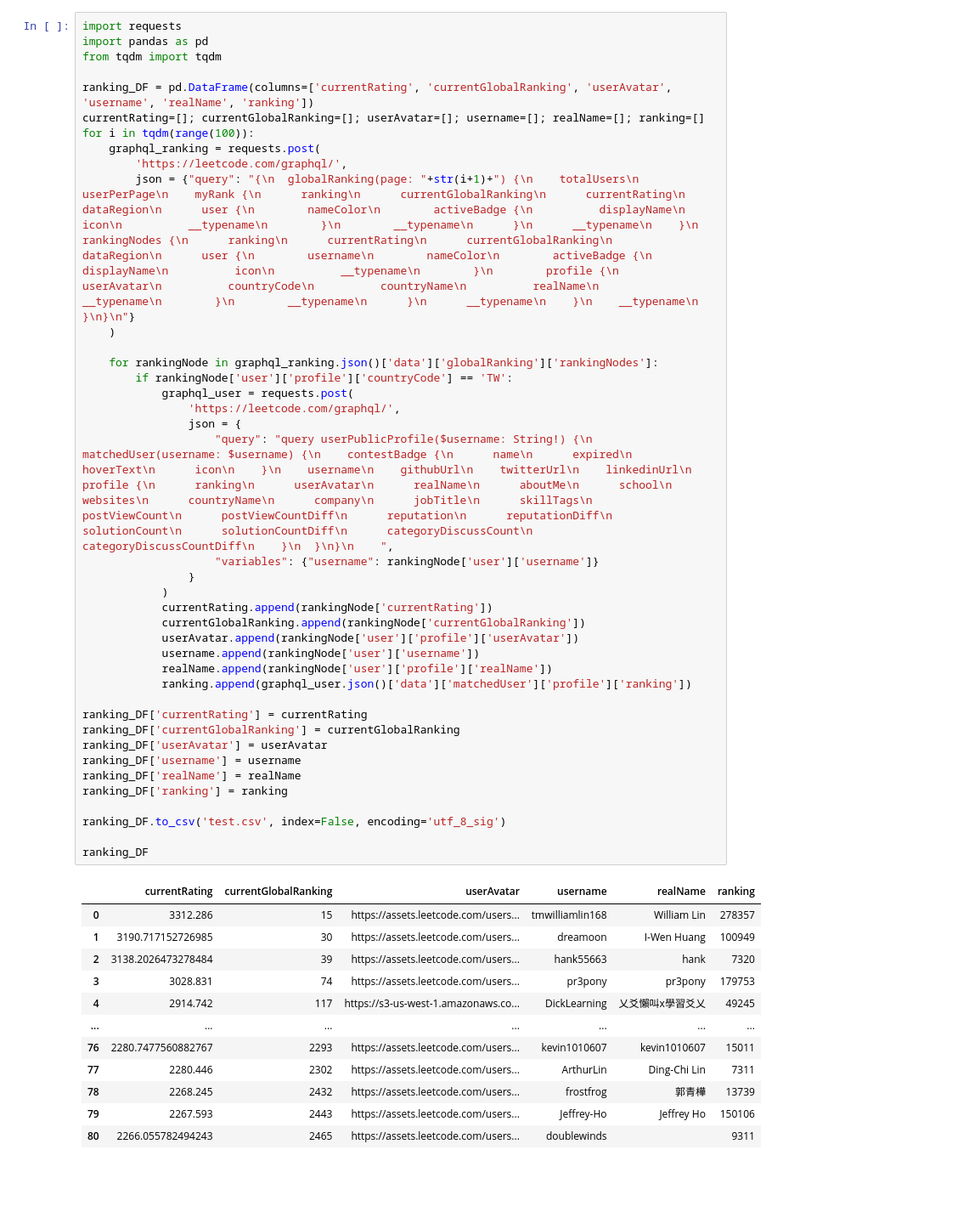
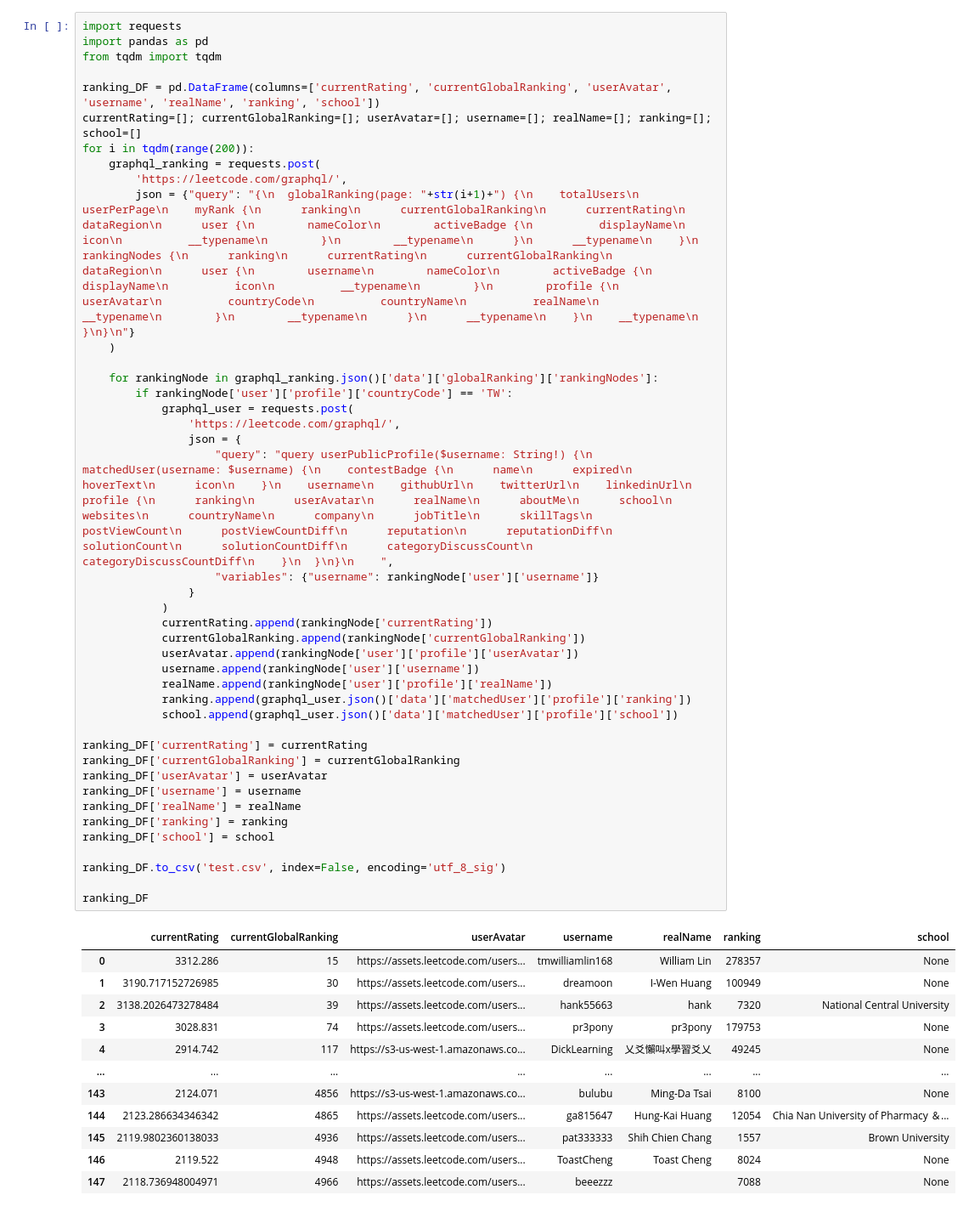
Before and after one commit to chienhsiang-hung/LC-TW-Board, a Jupyter notebook: test.ipynb, the cells around one changed output. Shown: that part at 85% size. Saved outputs shown, nothing was run; the diff lists cells and outputs as text; blank space fills up the shorter version.

```diff
--- a/test.ipynb
+++ b/test.ipynb
@@ -3,50 +3,52 @@ import requests
 import pandas as pd
 from tqdm import tqdm
 
-ranking_DF = pd.DataFrame(columns=['currentRating', 'currentGlobalRanking', 'userAvatar', 'username', 'realName', 'ranking'])
-currentRating=[]; currentGlobalRanking=[]; userAvatar=[]; username=[]; realName=[]; ranking=[]
-for i in tqdm(range(100)):
+ranking_DF = pd.DataFrame(columns=['currentRating', 'currentGlobalRanking', 'userAvatar', 'username', 'realName', 'ranking', 'school'])
+currentRating=[]; currentGlobalRanking=[]; userAvatar=[]; username=[]; realName=[]; ranking=[]; school=[]
+for i in tqdm(range(200)):
     graphql_ranking = requests.post(
         'https://leetcode.com/graphql/',
         json = {"query": "{\n  globalRanking(page: "+str(i+1)+") {\n    totalUsers\n    userPerPage\n    myRank {\n      ranking\n      currentGlobalRanking\n      currentRating\n      dataRegion\n      user {\n        nameColor\n        activeBadge {\n          displayName\n          icon\n          __typename\n        }\n        __typename\n      }\n      __typename\n    }\n    rankingNodes {\n      ranking\n      currentRating\n      currentGlobalRanking\n      dataRegion\n      user {\n        username\n        nameColor\n        activeBadge {\n          displayName\n          icon\n          __typename\n        }\n        profile {\n          userAvatar\n          countryCode\n          countryName\n          realName\n          __typename\n        }\n        __typename\n      }\n      __typename\n    }\n    __typename\n  }\n}\n"}
     )
 
     for rankingNode in graphql_ranking.json()['data']['globalRanking']['rankingNodes']:
         if rankingNode['user']['profile']['countryCode'] == 'TW':
             graphql_user = requests.post(
                 'https://leetcode.com/graphql/',
                 json = {
                     "query": "query userPublicProfile($username: String!) {\n  matchedUser(username: $username) {\n    contestBadge {\n      name\n      expired\n      hoverText\n      icon\n    }\n    username\n    githubUrl\n    twitterUrl\n    linkedinUrl\n    profile {\n      ranking\n      userAvatar\n      realName\n      aboutMe\n      school\n      websites\n      countryName\n      company\n      jobTitle\n      skillTags\n      postViewCount\n      postViewCountDiff\n      reputation\n      reputationDiff\n      solutionCount\n      solutionCountDiff\n      categoryDiscussCount\n      categoryDiscussCountDiff\n    }\n  }\n}\n    ",
                     "variables": {"username": rankingNode['user']['username']}
                 }
             )
             currentRating.append(rankingNode['currentRating'])
             currentGlobalRanking.append(rankingNode['currentGlobalRanking'])
             userAvatar.append(rankingNode['user']['profile']['userAvatar'])
             username.append(rankingNode['user']['username'])
             realName.append(rankingNode['user']['profile']['realName'])
             ranking.append(graphql_user.json()['data']['matchedUser']['profile']['ranking'])
+            school.append(graphql_user.json()['data']['matchedUser']['profile']['school'])
 
 ranking_DF['currentRating'] = currentRating
 ranking_DF['currentGlobalRanking'] = currentGlobalRanking
 ranking_DF['userAvatar'] = userAvatar
 ranking_DF['username'] = username
 ranking_DF['realName'] = realName
 ranking_DF['ranking'] = ranking
+ranking_DF['school'] = school
 
 ranking_DF.to_csv('test.csv', index=False, encoding='utf_8_sig')
 
 ranking_DF
 # %% [output]
-|  | currentRating | currentGlobalRanking | userAvatar | username | realName | ranking |
-| 0 | 3312.286 | 15 | https://assets.leetcode.com/users... | tmwilliamlin168 | William Lin | 278357 |
-| 1 | 3190.717152726985 | 30 | https://assets.leetcode.com/users... | dreamoon | I-Wen Huang | 100949 |
-| 2 | 3138.2026473278484 | 39 | https://assets.leetcode.com/users... | hank55663 | hank | 7320 |
-| 3 | 3028.831 | 74 | https://assets.leetcode.com/users... | pr3pony | pr3pony | 179753 |
-| 4 | 2914.742 | 117 | https://s3-us-west-1.amazonaws.co... | DickLearning | 乂爻懶叫x學習爻乂 | 49245 |
-| ... | ... | ... | ... | ... | ... | ... |
-| 76 | 2280.7477560882767 | 2293 | https://assets.leetcode.com/users... | kevin1010607 | kevin1010607 | 15011 |
-| 77 | 2280.446 | 2302 | https://assets.leetcode.com/users... | ArthurLin | Ding-Chi Lin | 7311 |
-| 78 | 2268.245 | 2432 | https://assets.leetcode.com/users... | frostfrog | 郭青樺 | 13739 |
-| 79 | 2267.593 | 2443 | https://assets.leetcode.com/users... | Jeffrey-Ho | Jeffrey Ho | 150106 |
-| 80 | 2266.055782494243 | 2465 | https://assets.leetcode.com/users... | doublewinds |  | 9311 |
+|  | currentRating | currentGlobalRanking | userAvatar | username | realName | ranking | school |
+| 0 | 3312.286 | 15 | https://assets.leetcode.com/users... | tmwilliamlin168 | William Lin | 278357 | None |
+| 1 | 3190.717152726985 | 30 | https://assets.leetcode.com/users... | dreamoon | I-Wen Huang | 100949 | None |
+| 2 | 3138.2026473278484 | 39 | https://assets.leetcode.com/users... | hank55663 | hank | 7320 | National Central University |
+| 3 | 3028.831 | 74 | https://assets.leetcode.com/users... | pr3pony | pr3pony | 179753 | None |
+| 4 | 2914.742 | 117 | https://s3-us-west-1.amazonaws.co... | DickLearning | 乂爻懶叫x學習爻乂 | 49245 | None |
+| ... | ... | ... | ... | ... | ... | ... | ... |
+| 143 | 2124.071 | 4856 | https://s3-us-west-1.amazonaws.co... | bulubu | Ming-Da Tsai | 8100 | None |
+| 144 | 2123.286634346342 | 4865 | https://assets.leetcode.com/users... | ga815647 | Hung-Kai Huang | 12054 | Chia Nan University of Pharmacy ＆... |
+| 145 | 2119.9802360138033 | 4936 | https://assets.leetcode.com/users... | pat333333 | Shih Chien Chang | 1557 | Brown University |
+| 146 | 2119.522 | 4948 | https://assets.leetcode.com/users... | ToastCheng | Toast Cheng | 8024 | None |
+| 147 | 2118.736948004971 | 4966 | https://assets.leetcode.com/users... | beeezzz |  | 7088 | None |
```
Also changed, not shown: parts of 1 cell of this notebook.
